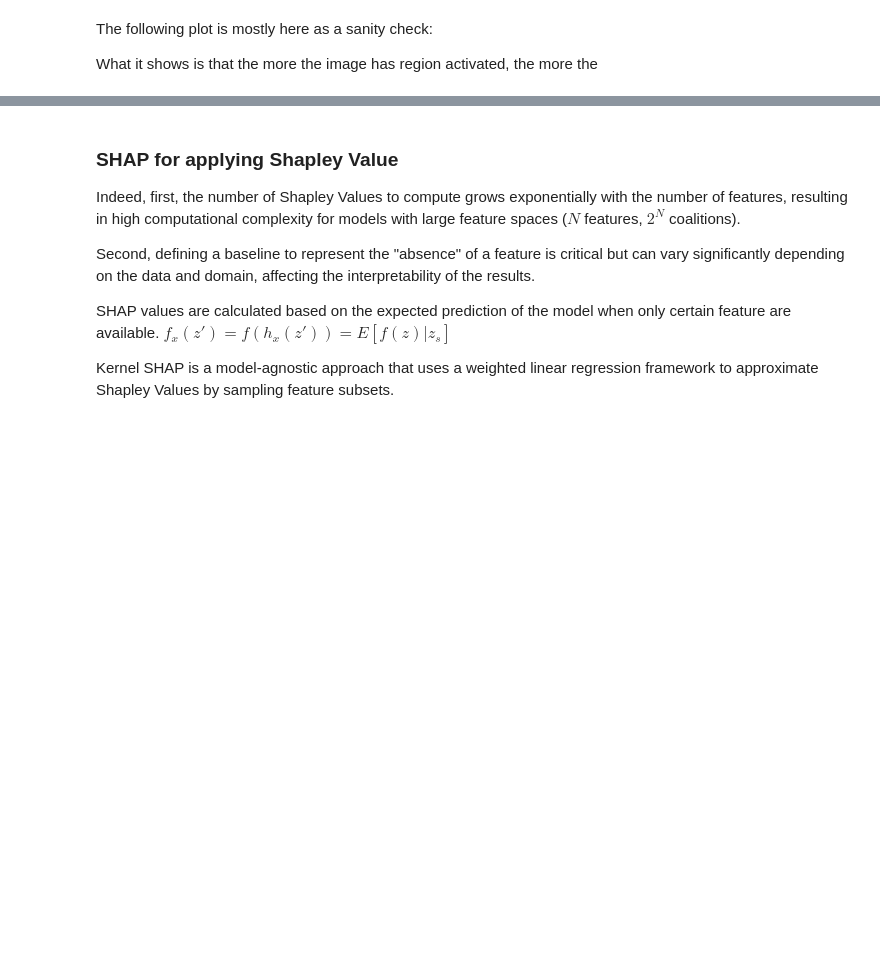
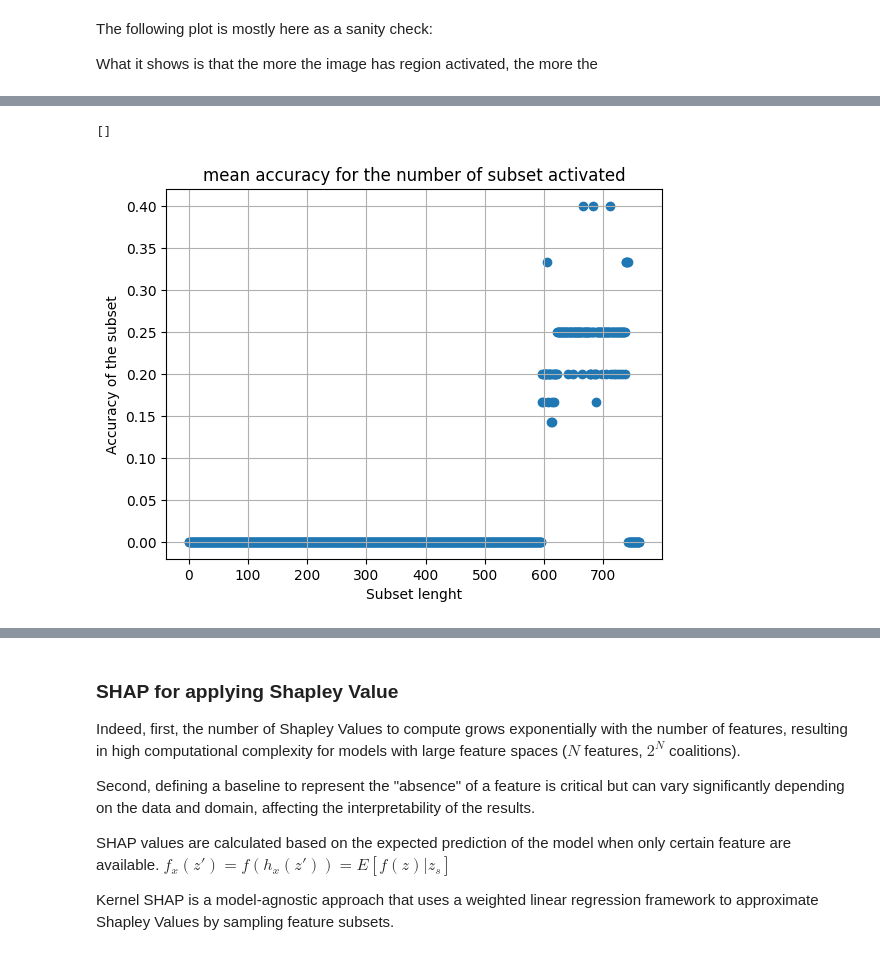
Before and after one commit to raph2268/XAI_methods, a Jupyter notebook: SHAP.ipynb, the cells around one changed output, grey strips where cells are left out. Cells and saved outputs as stored; diff of their text form; code cells hidden in the pictures; blank space fills up the shorter version.

```diff
--- a/SHAP.ipynb
+++ b/SHAP.ipynb
@@ -552,0 +555,25 @@ for i in range(n):
+# %%
+length_to_sum = {}  # Stores sum of values for each length
+length_to_count = {}  # Stores count of occurrences for each length
+
+# Group sums and counts by length
+for length, value in zip(all_subset, accuracy_subset):
+    if length in length_to_sum:
+        length_to_sum[length] += value
+        length_to_count[length] += 1
+    else:
+        length_to_sum[length] = value
+        length_to_count[length] = 1
+
+# Compute mean for each length
+mean_by_length = {length: length_to_sum[length] / length_to_count[length] for length in length_to_sum}
+
+plt.scatter(mean_by_length.keys(),mean_by_length.values())
+plt.xlabel('Subset lenght')
+plt.ylabel('Accuracy of the subset')
+plt.title('mean accuracy for the number of subset activated')
+plt.grid()
+plt.plot()
+# %% [output]
+[]
+[figure, added]
```
Also changed, not shown: parts of 27 cells of this notebook, 1 other file.
